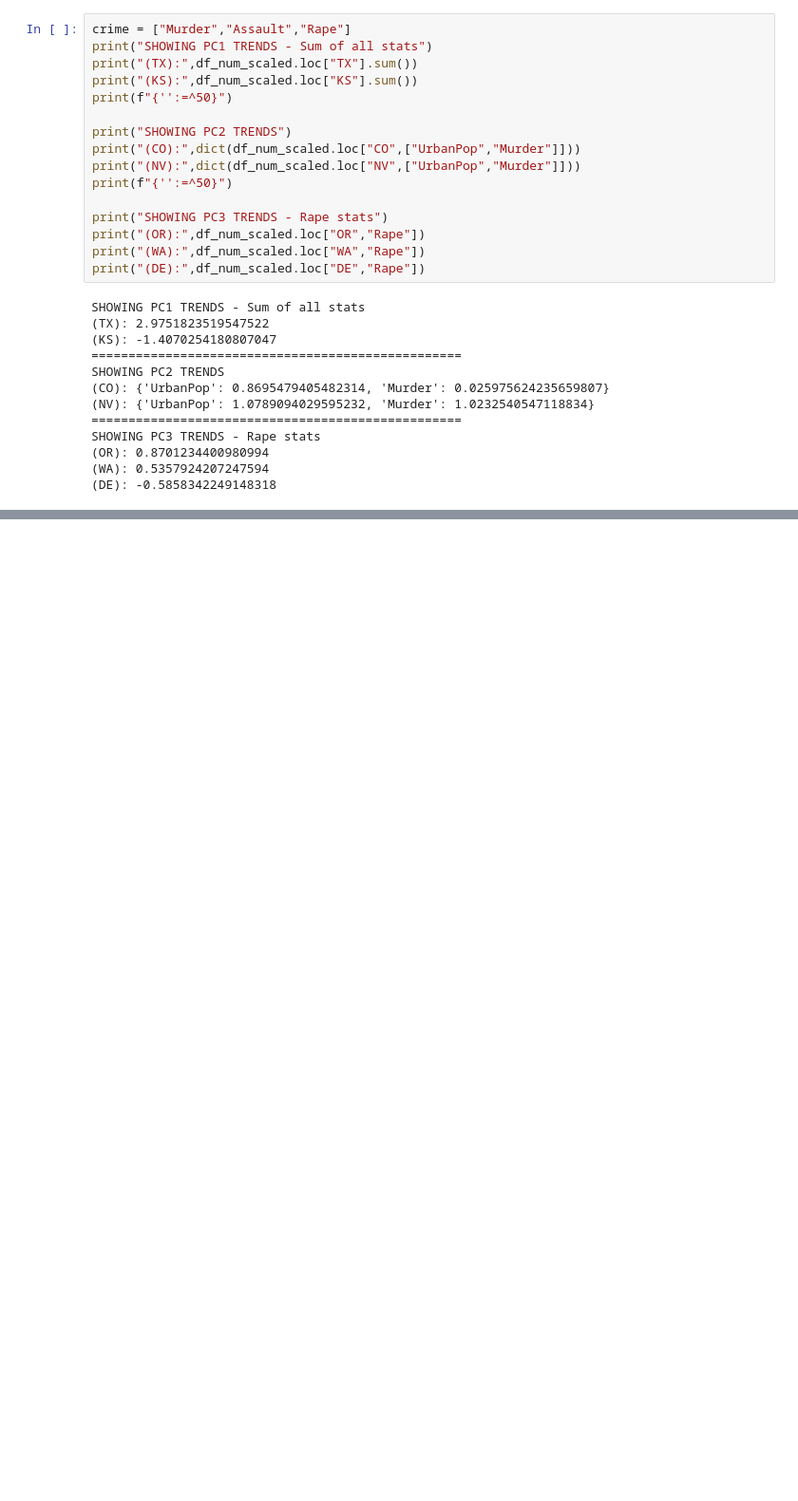
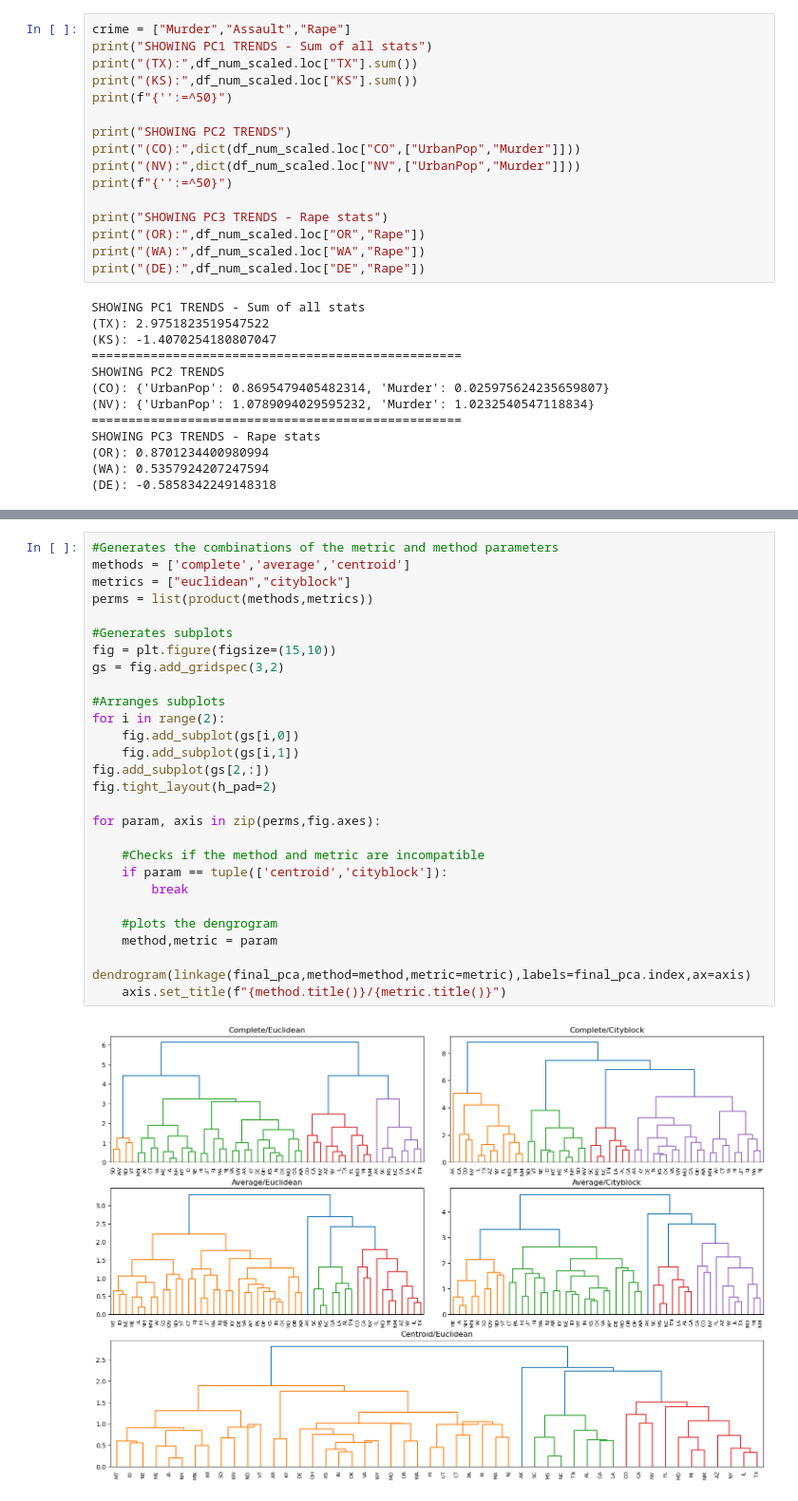
Before and after one commit to ConnerGrice/Hyperion-Capstone-Projects, a Jupyter notebook: 7-MLClustering/ClusteringArrests.ipynb, the cells around one changed output, grey strips where cells are left out. Shown at 95% size. Saved outputs shown, nothing was run; the diff lists cells and outputs as text; blank space fills up the shorter version.

```diff
--- a/7-MLClustering/ClusteringArrests.ipynb
+++ b/7-MLClustering/ClusteringArrests.ipynb
@@ -551,0 +574,29 @@ Knowing this as looking at the 3D scatter plot, I can say that the main separati
+# %%
+#Generates the combinations of the metric and method parameters
+methods = ['complete','average','centroid']
+metrics = ["euclidean","cityblock"]
+perms = list(product(methods,metrics))
+
+#Generates subplots
+fig = plt.figure(figsize=(15,10))
+gs = fig.add_gridspec(3,2)
+
+#Arranges subplots
+for i in range(2):
+    fig.add_subplot(gs[i,0])
+    fig.add_subplot(gs[i,1])
+fig.add_subplot(gs[2,:])
+fig.tight_layout(h_pad=2)
+
+for param, axis in zip(perms,fig.axes):
+
+    #Checks if the method and metric are incompatible
+    if param == tuple(['centroid','cityblock']):
+        break
+
+    #plots the dengrogram
+    method,metric = param
+    dendrogram(linkage(final_pca,method=method,metric=metric),labels=final_pca.index,ax=axis)
+    axis.set_title(f"{method.title()}/{metric.title()}")
+# %% [output]
+[figure, added]
```
Also changed, not shown: parts of 10 cells of this notebook, 1 other file.
